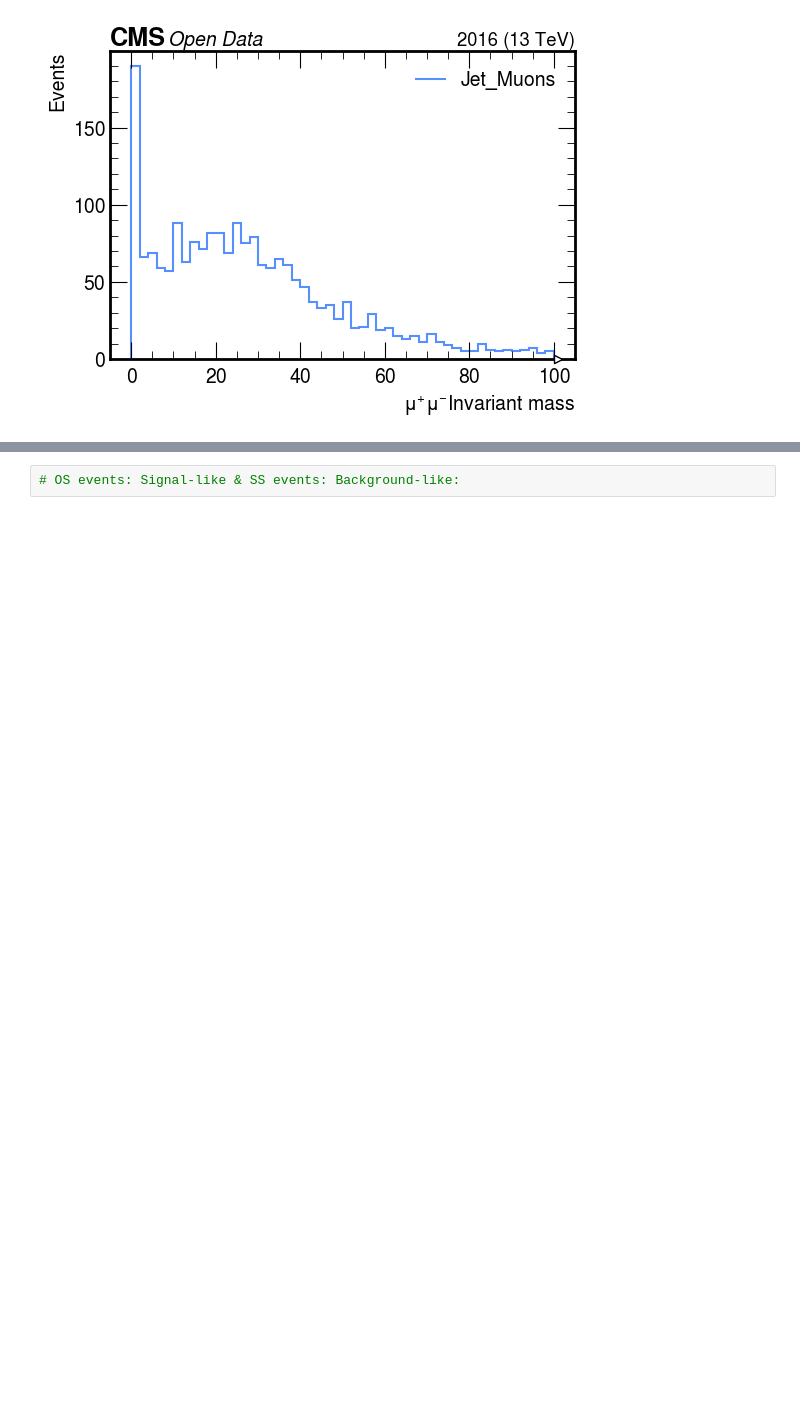
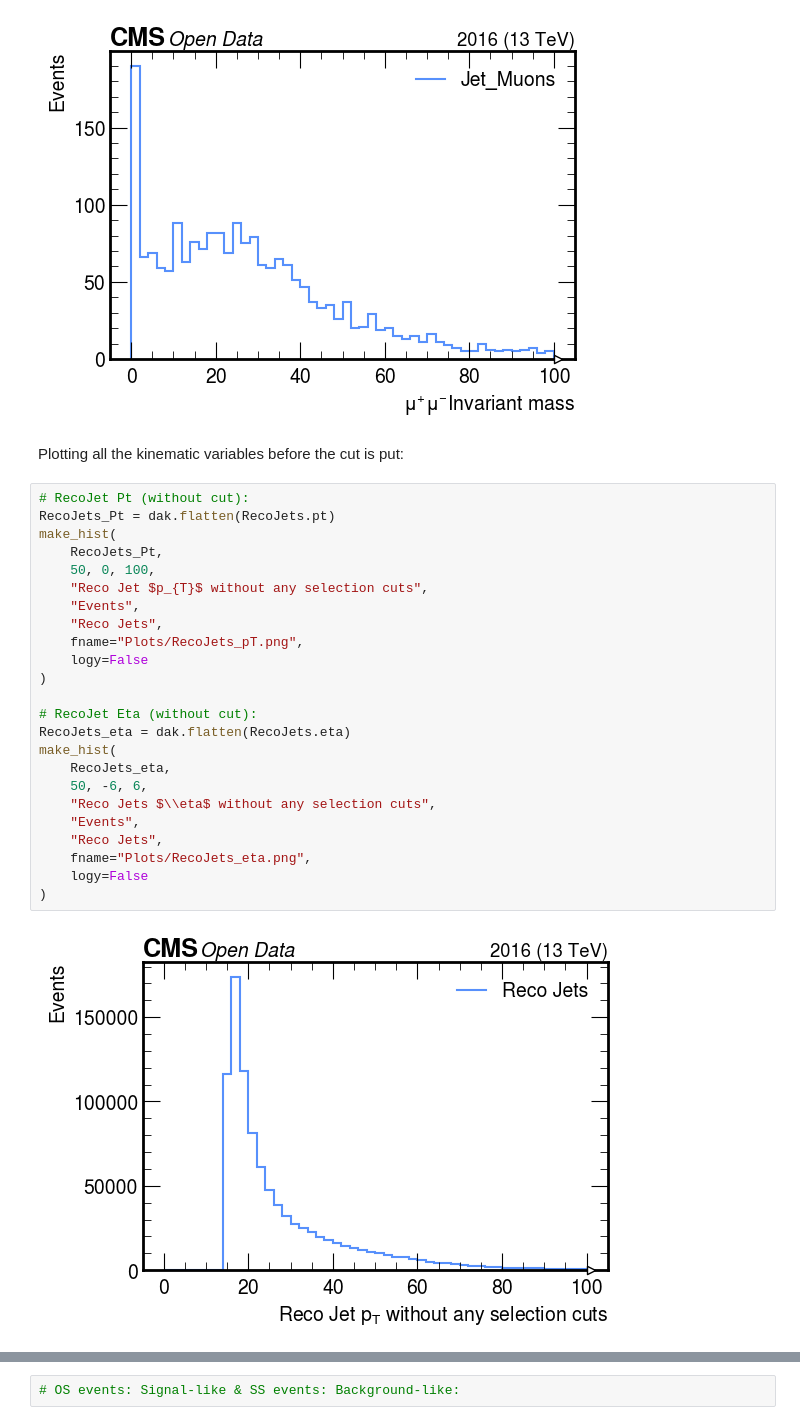
Before and after one commit to xondikoi03/charmTaggingAnalysis, a Jupyter notebook: Coffea/notebooks/charmAnalysis.ipynb, the cells around one changed output, grey strips where cells are left out. Saved outputs shown, nothing was run; the diff lists cells and outputs as text; blank space fills up the shorter version.

```diff
--- a/Coffea/notebooks/charmAnalysis.ipynb
+++ b/Coffea/notebooks/charmAnalysis.ipynb
@@ -513,3 +511,31 @@ make_hist(
 )
 # %% [output]
 [figure]
+# %% [markdown]
+Plotting all the kinematic variables before the cut is put:
+# %%
+# RecoJet Pt (without cut):
+RecoJets_Pt = dak.flatten(RecoJets.pt)
+make_hist(
+    RecoJets_Pt,
+    50, 0, 100,
+    "Reco Jet $p_{T}$ without any selection cuts",
+    "Events",
+    "Reco Jets",
+    fname="Plots/RecoJets_pT.png",
+    logy=False
+)
+
+# RecoJet Eta (without cut):
+RecoJets_eta = dak.flatten(RecoJets.eta)
+make_hist(
+    RecoJets_eta,
+    50, -6, 6,
+    "Reco Jets $\\eta$ without any selection cuts",
+    "Events",
+    "Reco Jets",
+    fname="Plots/RecoJets_eta.png",
+    logy=False
+)
+# %% [output]
+[figure, added]
```
Also changed, not shown: parts of 11 cells of this notebook, 6 other files.
